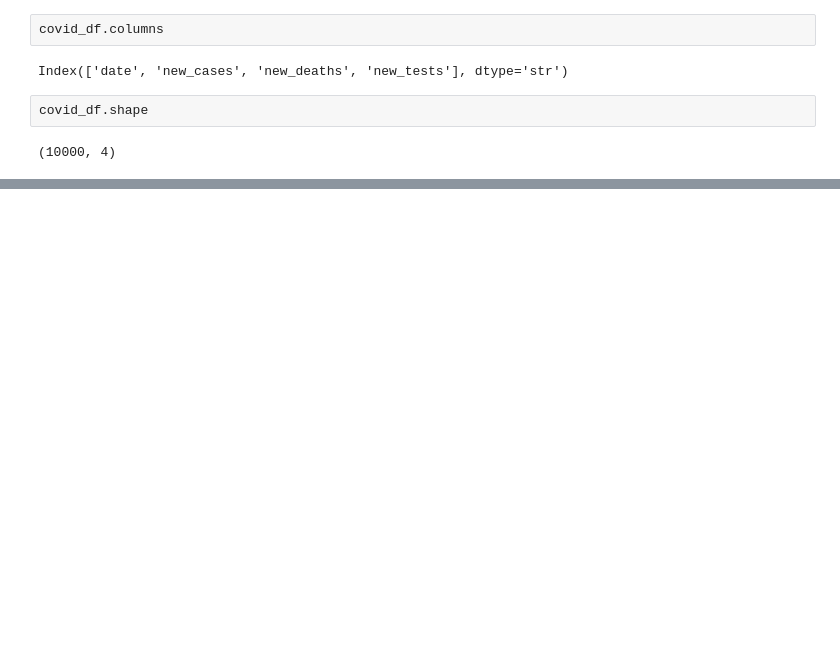
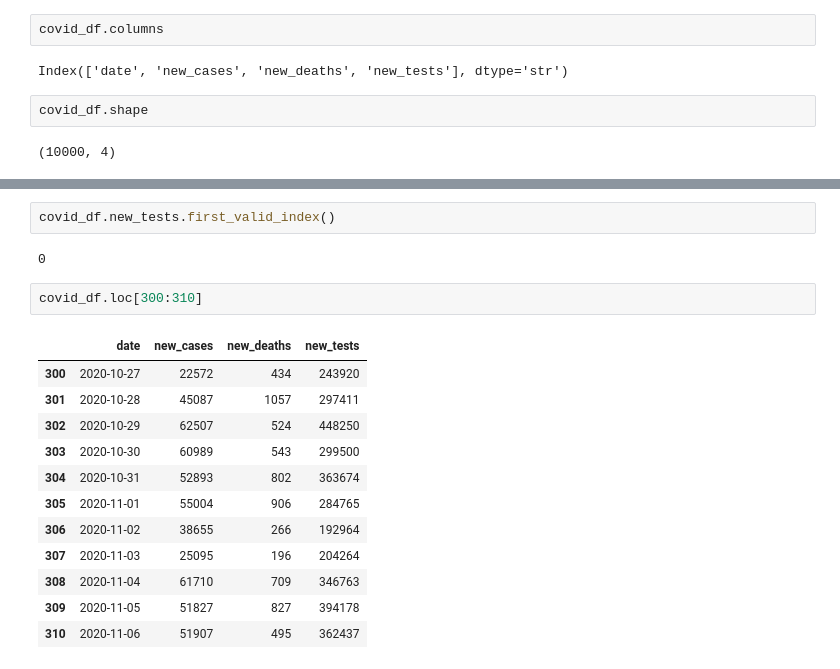
Before and after one commit to arafat-rahaman047/Data-Analysis, a Jupyter notebook: notebooks/02_pandas.ipynb, the cells around one changed output, grey strips where cells are left out. Drawn from its saved outputs; the diff is of its cells as text; blank space fills up the shorter version.

```diff
--- a/notebooks/02_pandas.ipynb
+++ b/notebooks/02_pandas.ipynb
@@ -64,0 +170,19 @@ covid_df.shape
+# %%
+covid_df.new_tests.first_valid_index()
+# %% [output]
+0
+# %%
+covid_df.loc[300:310]
+# %% [output]
+|  | date | new_cases | new_deaths | new_tests |
+| 300 | 2020-10-27 | 22572 | 434 | 243920 |
+| 301 | 2020-10-28 | 45087 | 1057 | 297411 |
+| 302 | 2020-10-29 | 62507 | 524 | 448250 |
+| 303 | 2020-10-30 | 60989 | 543 | 299500 |
+| 304 | 2020-10-31 | 52893 | 802 | 363674 |
+| 305 | 2020-11-01 | 55004 | 906 | 284765 |
+| 306 | 2020-11-02 | 38655 | 266 | 192964 |
+| 307 | 2020-11-03 | 25095 | 196 | 204264 |
+| 308 | 2020-11-04 | 61710 | 709 | 346763 |
+| 309 | 2020-11-05 | 51827 | 827 | 394178 |
+| 310 | 2020-11-06 | 51907 | 495 | 362437 |
```
Also changed, not shown: parts of 26 cells of this notebook.
